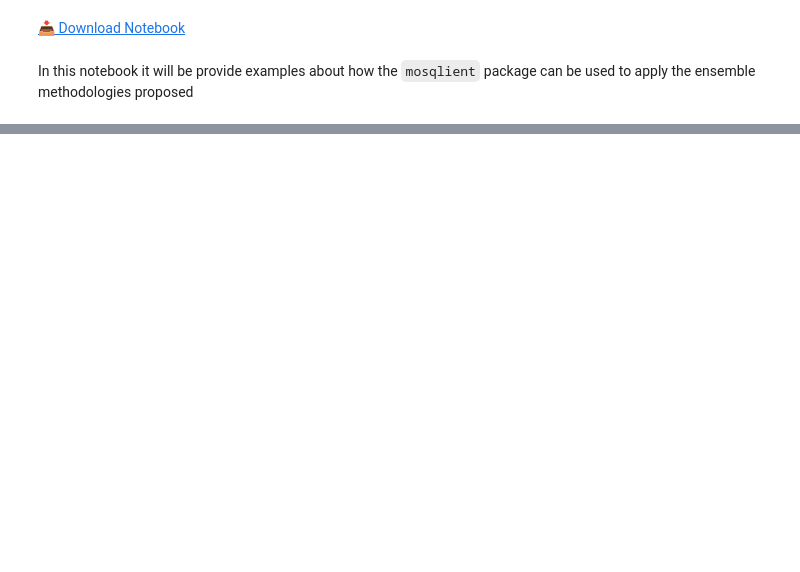
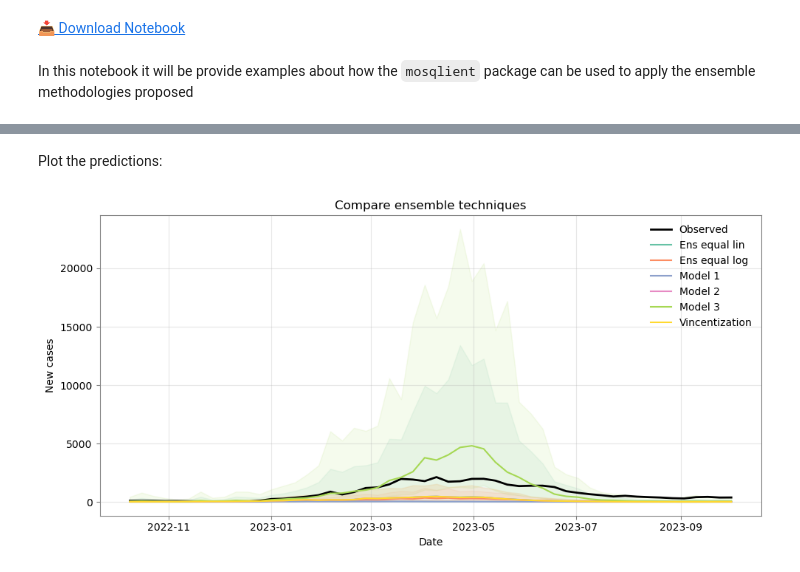
Before and after one commit to Mosqlimate-project/mosqlimate-client, a Jupyter notebook: docs/tutorials/ensemble.ipynb, the cells around one changed output, grey strips where cells are left out. Cells and saved outputs as stored; diff of their text form; code cells hidden in the pictures; blank space fills up the shorter version.

```diff
--- a/docs/tutorials/ensemble.ipynb
+++ b/docs/tutorials/ensemble.ipynb
@@ -340,0 +103,12 @@ df_ensembles.head()
+# %%
+df_obs = mosq.get_infodengue(api_key=api_key,disease ='dengue', uf = state, start_date=start_date, end_date = df_end.date.max())
+
+df_obs = df_obs[['data_iniSE', 'casprov']].rename(columns = {'data_iniSE': 'date', 'casprov': 'casos' })
+
+df_obs = df_obs.groupby(['date'])[['casos']].sum()
+
+df_obs = df_obs.reset_index()
+
+df_obs['date'] = pd.to_datetime(df_obs['date'])
+
+df_obs.head()
@@ -340,0 +154,10 @@ df_ensembles.head()
+# %%
+dfs = [df1, df2, df3, df_ens_equal_lin, df_ens_equal_log, df_v]
+names = ['Model 1', 'Model 2', 'Model 3', 'Ens equal lin', 'Ens equal log', 'Vincentization']
+
+df_preds = pd.concat(
+    [df.assign(model_id=name) for df, name in zip(dfs, names)],
+    ignore_index=True
+)
+
+df_preds.head()
@@ -340,0 +171,22 @@ df_ensembles.head()
+# %% [markdown]
+Plot the predictions:
+# %%
+plot_preds(
+    data=df_obs,
+    df_preds=df_preds,
+    conf_level=0.90,
+    data_col="casos",
+    model_col="model_id",
+    date_col="date",
+    pred_col="pred",
+    color_palette="Set2",
+    linestyle="-",
+    alpha=0.1,
+    figsize=(10, 5),
+    title='Compare ensemble techniques',
+    ax=None,
+)
+
+plt.show()
+# %% [output]
+[figure, added]
```
Also changed, not shown: parts of 65 cells of this notebook, 8 other files.
